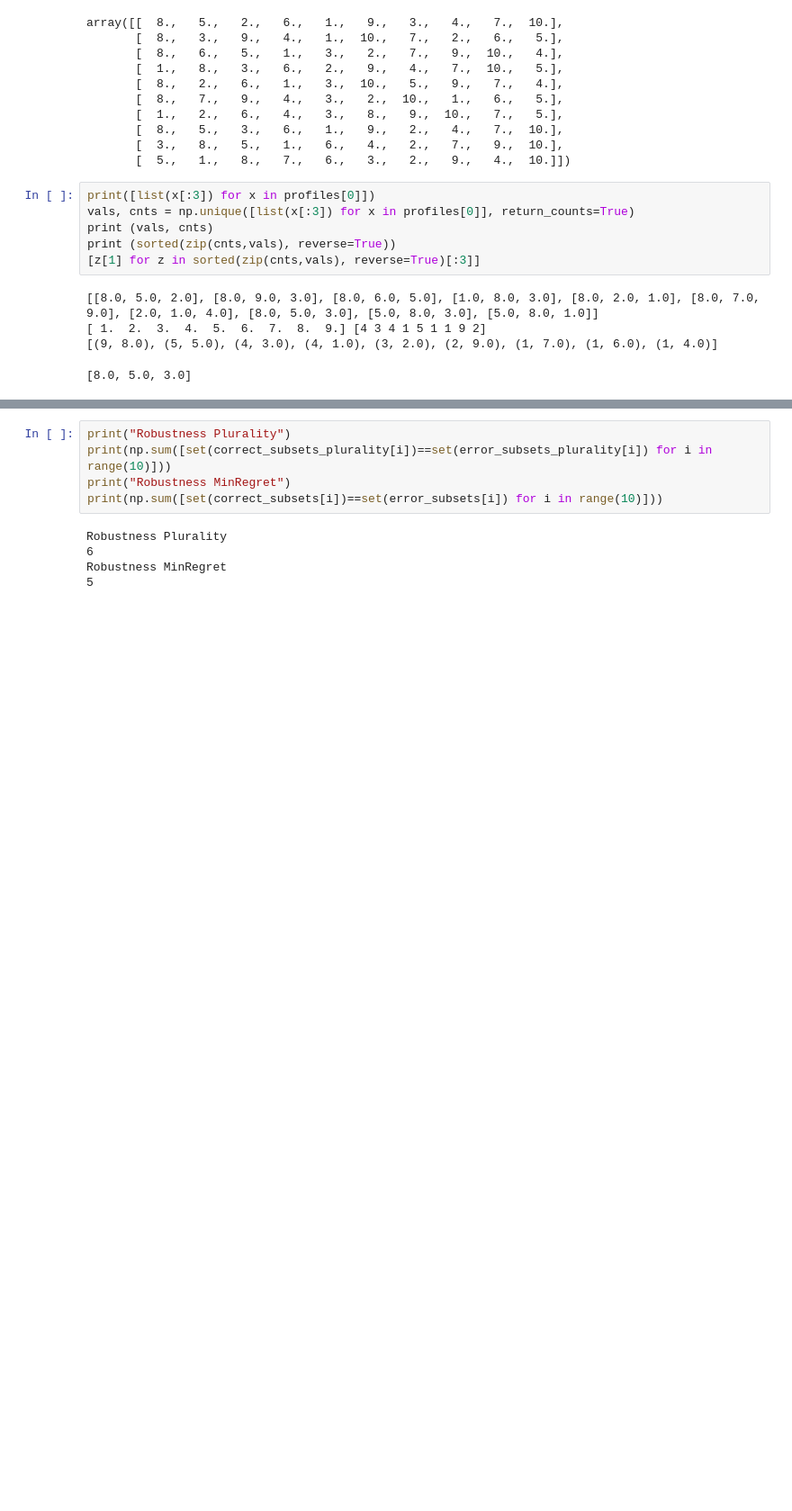
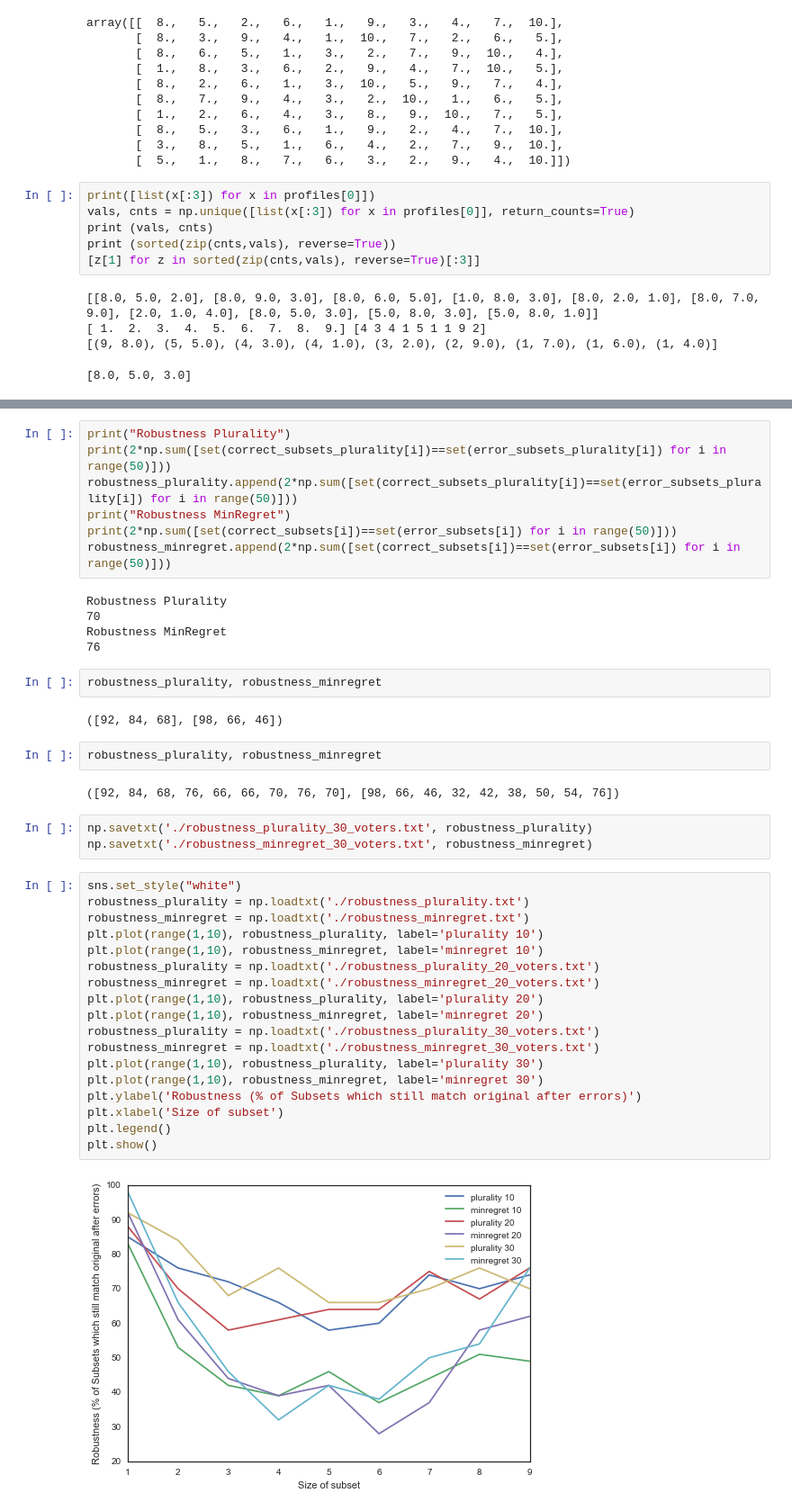
Before and after one commit to NickHoernle/group-mediator-bot, a Jupyter notebook: experiment/sushi-simulator.ipynb, the cells around one changed output, grey strips where cells are left out. Shown: that part at 90% size. Drawn from its saved outputs; the diff is of its cells as text; blank space fills up the shorter version.

```diff
--- a/experiment/sushi-simulator.ipynb
+++ b/experiment/sushi-simulator.ipynb
@@ -446,10 +477,43 @@ for i in range(10):
 # %%
 print("Robustness Plurality")
-print(np.sum([set(correct_subsets_plurality[i])==set(error_subsets_plurality[i]) for i in range(10)]))
+print(2*np.sum([set(correct_subsets_plurality[i])==set(error_subsets_plurality[i]) for i in range(50)]))
+robustness_plurality.append(2*np.sum([set(correct_subsets_plurality[i])==set(error_subsets_plurality[i]) for i in range(50)]))
 print("Robustness MinRegret")
-print(np.sum([set(correct_subsets[i])==set(error_subsets[i]) for i in range(10)]))
+print(2*np.sum([set(correct_subsets[i])==set(error_subsets[i]) for i in range(50)]))
+robustness_minregret.append(2*np.sum([set(correct_subsets[i])==set(error_subsets[i]) for i in range(50)]))
 # %% [output]
 Robustness Plurality
-6
+70
 Robustness MinRegret
-5
+76
+# %%
+robustness_plurality, robustness_minregret
+# %% [output]
+([92, 84, 68], [98, 66, 46])
+# %%
+robustness_plurality, robustness_minregret
+# %% [output]
+([92, 84, 68, 76, 66, 66, 70, 76, 70], [98, 66, 46, 32, 42, 38, 50, 54, 76])
+# %%
+np.savetxt('./robustness_plurality_30_voters.txt', robustness_plurality)
+np.savetxt('./robustness_minregret_30_voters.txt', robustness_minregret)
+# %%
+sns.set_style("white")
+robustness_plurality = np.loadtxt('./robustness_plurality.txt')
+robustness_minregret = np.loadtxt('./robustness_minregret.txt')
+plt.plot(range(1,10), robustness_plurality, label='plurality 10')
+plt.plot(range(1,10), robustness_minregret, label='minregret 10')
+robustness_plurality = np.loadtxt('./robustness_plurality_20_voters.txt')
+robustness_minregret = np.loadtxt('./robustness_minregret_20_voters.txt')
+plt.plot(range(1,10), robustness_plurality, label='plurality 20')
+plt.plot(range(1,10), robustness_minregret, label='minregret 20')
+robustness_plurality = np.loadtxt('./robustness_plurality_30_voters.txt')
+robustness_minregret = np.loadtxt('./robustness_minregret_30_voters.txt')
+plt.plot(range(1,10), robustness_plurality, label='plurality 30')
+plt.plot(range(1,10), robustness_minregret, label='minregret 30')
+plt.ylabel('Robustness (% of Subsets which still match original after errors)')
+plt.xlabel('Size of subset')
+plt.legend()
+plt.show()
+# %% [output]
+[figure, added]
```
Also changed, not shown: parts of 8 cells of this notebook, 5 other files.
